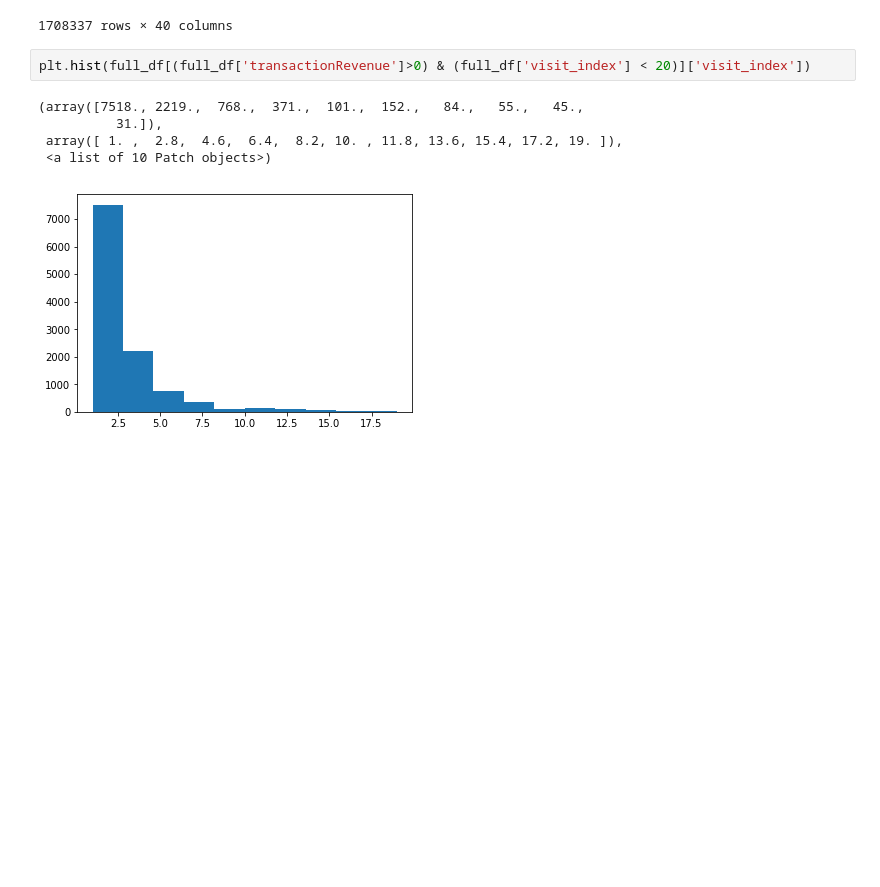
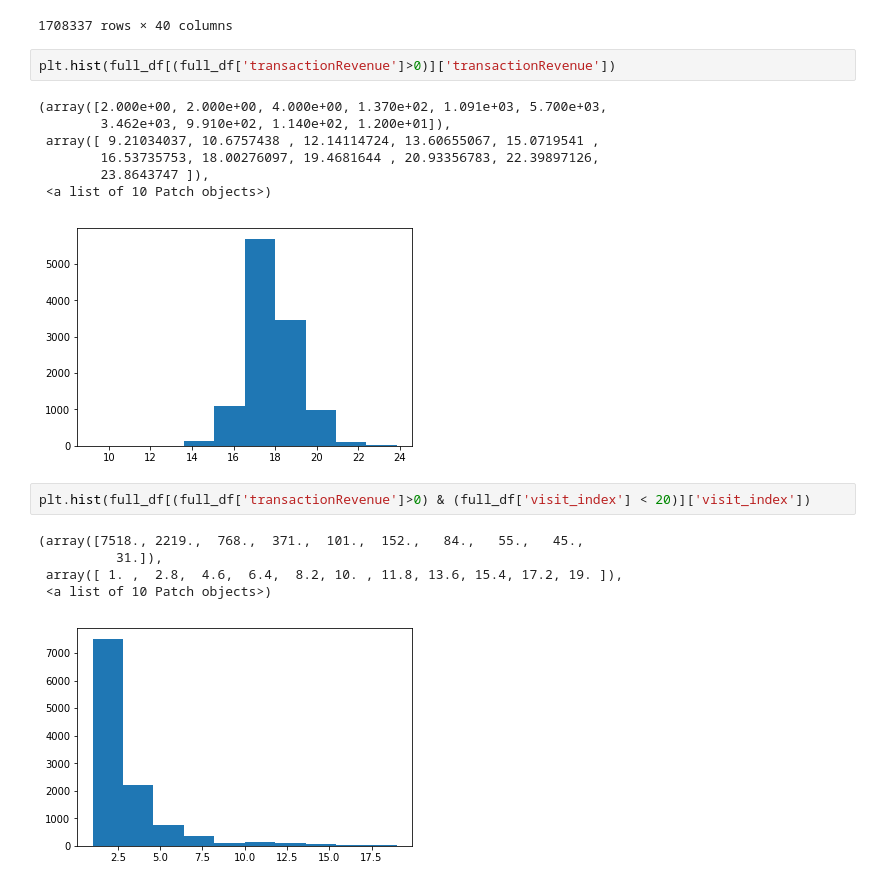
Before and after one commit to vbaryshev4/Data_Science, a Jupyter notebook: Kaggle/GA/GA_TryCatBoosting (Analytics).ipynb, the cells around one changed output. Drawn from its saved outputs; the diff is of its cells as text; blank space fills up the shorter version.

```diff
--- a/Kaggle/GA/GA_TryCatBoosting (Analytics).ipynb
+++ b/Kaggle/GA/GA_TryCatBoosting (Analytics).ipynb
@@ -154,6 +158,16 @@ full_df
 | 804682 | NaN | no_key | no_key | no_key | Samsung Internet | (not set) | Social | Dublin | ... |
 | 804683 | NaN | no_key | no_key | no_key | MRCHROME | (not set) | Social | not available in demo dataset | ... |
 1708337 rows × 40 columns
+# %%
+plt.hist(full_df[(full_df['transactionRevenue']>0)]['transactionRevenue'])
+# %% [output]
+(array([2.000e+00, 2.000e+00, 4.000e+00, 1.370e+02, 1.091e+03, 5.700e+03,
+        3.462e+03, 9.910e+02, 1.140e+02, 1.200e+01]),
+ array([ 9.21034037, 10.6757438 , 12.14114724, 13.60655067, 15.0719541 ,
+        16.53735753, 18.00276097, 19.4681644 , 20.93356783, 22.39897126,
+        23.8643747 ]),
+ <a list of 10 Patch objects>)
+[figure, added]
 # %%
 plt.hist(full_df[(full_df['transactionRevenue']>0) & (full_df['visit_index'] < 20)]['visit_index'])
 # %% [output]
```
Also changed, not shown: parts of 4 cells of this notebook, 6 other files.
